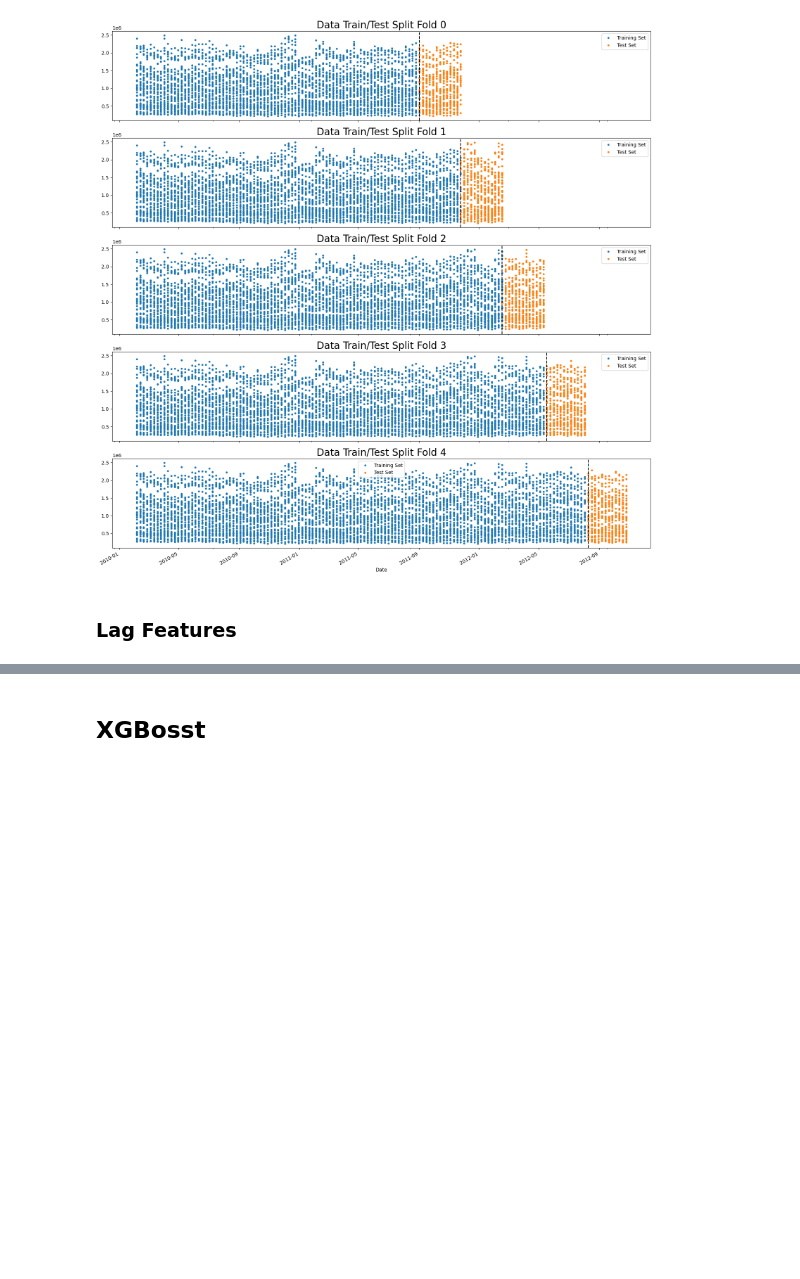
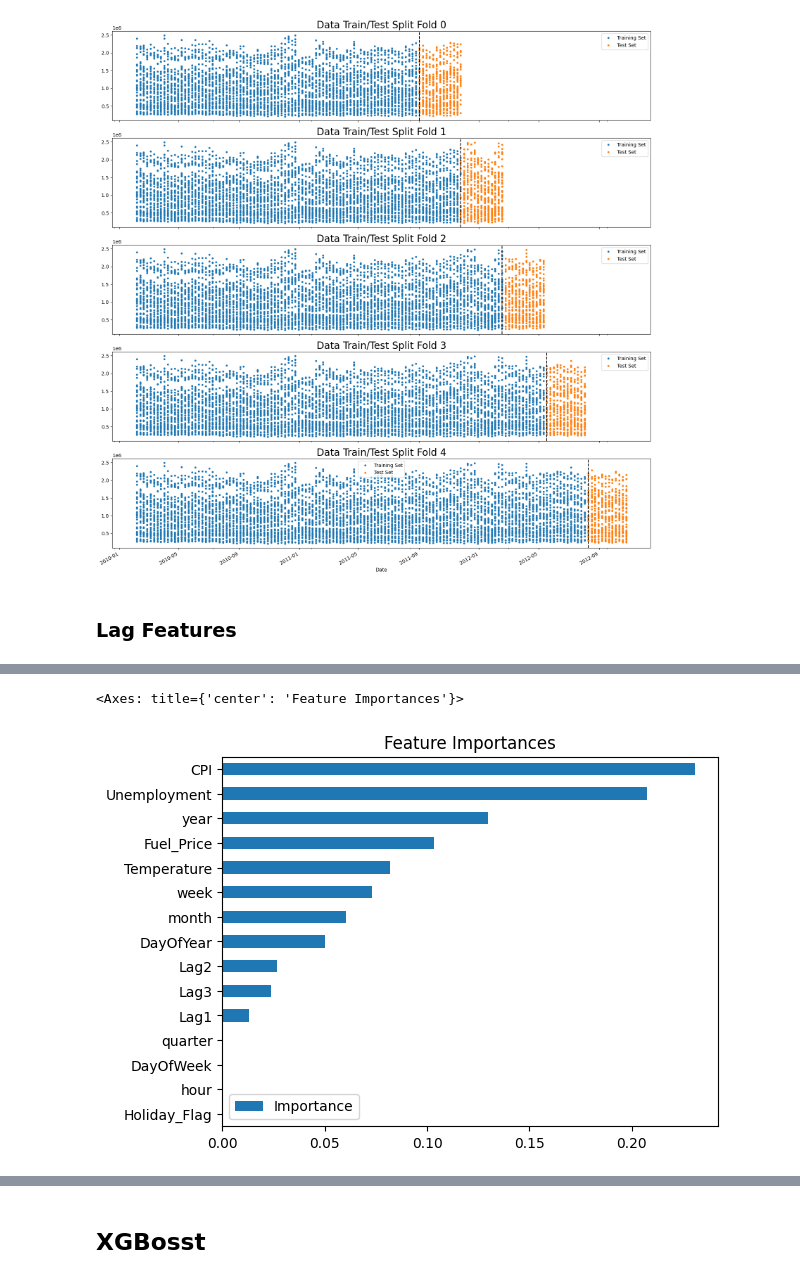
Before and after one commit to katasrofi/sales_performance, a Jupyter notebook: Forecasting.ipynb, the cells around one changed output, grey strips where cells are left out. Drawn from its saved outputs; the diff is of its cells as text; code cells hidden in the pictures; blank space fills up the shorter version.

```diff
--- a/Forecasting.ipynb
+++ b/Forecasting.ipynb
@@ -221,9 +202,9 @@ df_lag = df.copy()
 # %%
 def add_lags(df):
     df_lag = df.copy()
-    df_lag['Lag1'] = (df_lag.index - pd.Timedelta('182 days')).map(target)
-    df_lag['Lag2'] = (df_lag.index - pd.Timedelta('364 days')).map(target)
-    df_lag['Lag3'] = (df_lag.index - pd.Timedelta('546 days')).map(target)
+    df_lag['Lag1'] = (df_lag.index - pd.Timedelta('14 days')).map(target)
+    df_lag['Lag2'] = (df_lag.index - pd.Timedelta('21 days')).map(target)
+    df_lag['Lag3'] = (df_lag.index - pd.Timedelta('28 days')).map(target)
     return df_lag
 # %%
 df_lag = add_lags(df_lag)
@@ -358,0 +283,19 @@ Score log value:
+# %%
+X_all = df_lag.iloc[:, 2:]
+y_all = df_lag.iloc[:, 1]
+
+# preds_all = []
+# score_all = []
+
+# XGBosst
+reg = xgb.XGBRegressor(base_score=0.5,
+                       booster='gbtree',
+                       n_estimators=700,
+                       early_stopping_rounds=50,
+                       objective='reg:linear',
+                       max_depth=3,
+                       learning_rate=0.01)
+
+reg.fit(X_all, y_all,
+        eval_set=[(X_all, y_all)],
+        verbose=100)
@@ -358,0 +322,8 @@ Score log value:
+# %%
+fi = pd.DataFrame(data = reg.feature_importances_,
+                  index = reg.feature_names_in_,
+                  columns=['Importance'])
+fi.sort_values(by='Importance').plot(kind='barh', title='Feature Importances')
+# %% [output]
+<Axes: title={'center': 'Feature Importances'}>
+[figure, added]
```
Also changed, not shown: parts of 30 cells of this notebook, 8 other files.
